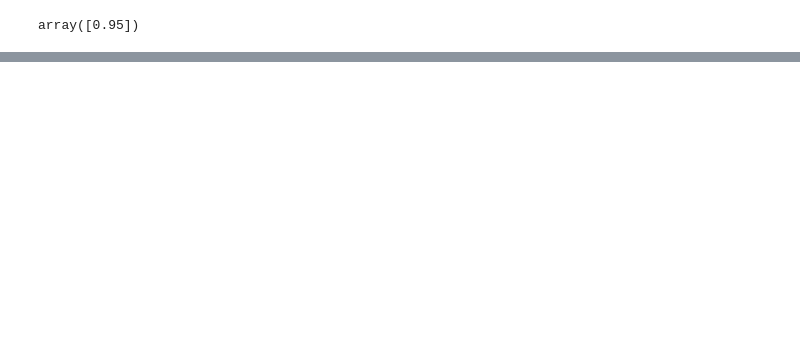
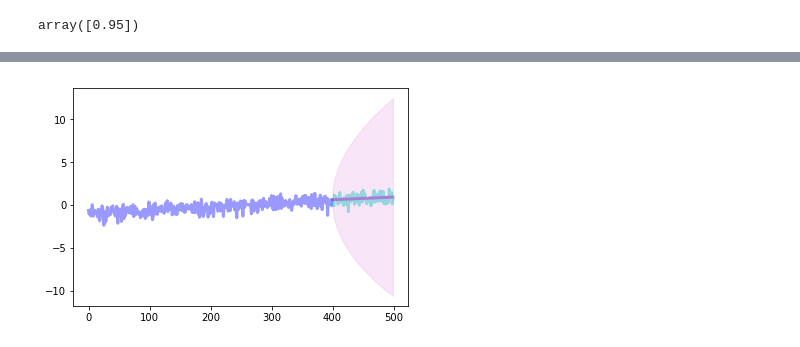
Before and after one commit to jdee-smith/PyForePa, a Jupyter notebook: PyForePa/PyForePa-basic.ipynb, the cells around one changed output, grey strips where cells are left out. Cells and saved outputs as stored; diff of their text form; code cells hidden in the pictures; blank space fills up the shorter version.

```diff
--- a/PyForePa/PyForePa-basic.ipynb
+++ b/PyForePa/PyForePa-basic.ipynb
@@ -64,0 +65,10 @@ array([0.78205987])
+# %%
+# Plot point y_train, y_true, y_point, and fill between y_lb and y_ub
+stacked_results = np.hstack((forecast.y_lb, forecast.y_ub))
+plt.plot(np.arange(0, 400, 1), forecast.y_original, linewidth=3, color='b', alpha=.4)
+plt.plot(np.arange(400, 500, 1), y_true, linewidth=3, color='c', alpha=.4)
+plt.plot(np.arange(400, 500, 1), forecast.y_point, linewidth=3, color='m', alpha=0.4)
+plt.fill_between(np.arange(400, 500, 1), stacked_results[:,0], stacked_results[:,1], color='m', alpha=.1)
+plt.show()
+# %% [output]
+[figure, added]
```
Also changed, not shown: parts of 7 cells of this notebook, 4 other files.
